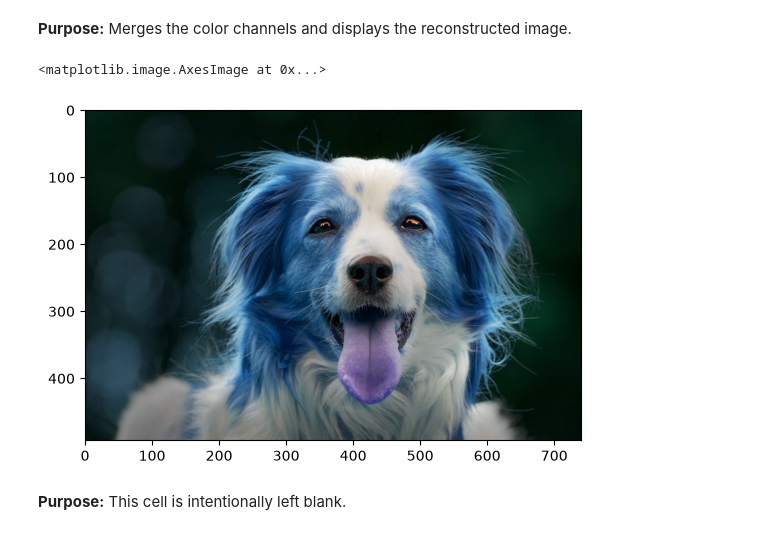
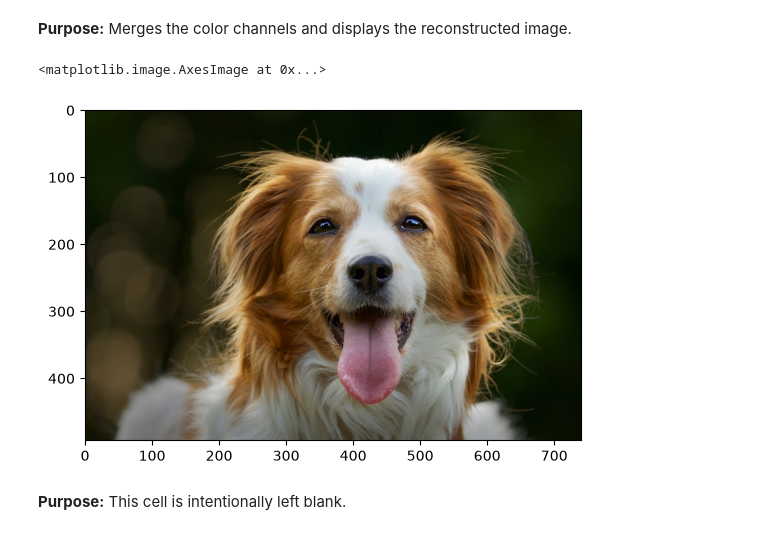
Before and after one commit to Shuvo2k23/dip_lab, a Jupyter notebook: lab_practice/4.ipynb, the cells around one changed output. Saved outputs shown, nothing was run; the diff lists cells and outputs as text; code cells hidden in the pictures.

```diff
--- a/lab_practice/4.ipynb
+++ b/lab_practice/4.ipynb
@@ -6,6 +6,8 @@ import numpy as np
 import matplotlib.pyplot as plt
 
 img=cv2.imread("../dog.jpg")
+img = cv2.cvtColor(img,cv2.COLOR_BGR2RGB)
+
 plt.imshow(img,cmap='gray')
 height,width,dim = img.shape
 # %% [output]
@@ -25,9 +27,9 @@ plt.imshow(r_img,cmap='Blues')
 **Purpose:** Merges the color channels and displays the reconstructed image.
 # %%
 combined = cv2.merge([r_img,g_img,b_img])
-plt.imshow(combined)
+plt.imshow(combined,cmap='gray')
 # %% [output]
 <matplotlib.image.AxesImage at 0x...>
-[figure, old version]
+[figure, new version]
 # %% [markdown]
 **Purpose:** This cell is intentionally left blank.
```
Also changed, not shown: parts of 2 cells of this notebook, 19 other files.
